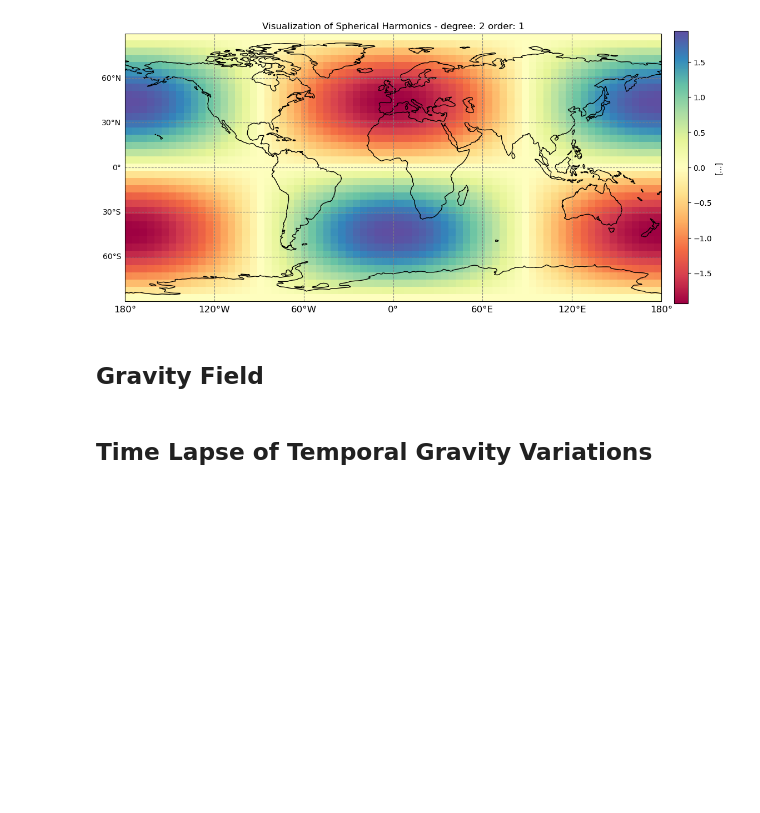
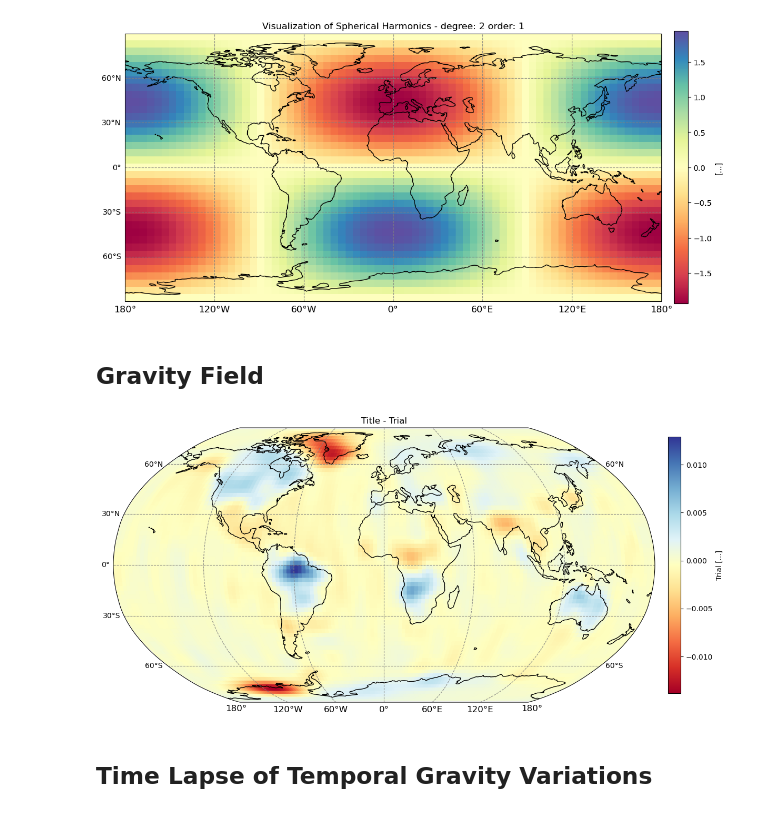
Before and after one commit to GESS-research-group/pyshbundle, a Jupyter notebook: notebooks/test_viz.ipynb, the cells around one changed output. Saved outputs shown, nothing was run; the diff lists cells and outputs as text; code cells hidden in the pictures; blank space fills up the shorter version.

```diff
--- a/notebooks/test_viz.ipynb
+++ b/notebooks/test_viz.ipynb
@@ -206,6 +206,3 @@ plt.show()
 [figure]
 # %% [markdown]
 ## Gravity Field
-# %%
-def mapfield():
-    pass
@@ -211,0 +219,4 @@ def mapfield():
+# %%
+import pyshbundle.gaussian
+
+W = pyshbundle.gaussian.gaussian(L=96, cap=500)
@@ -212,2 +255,39 @@ def mapfield():
+# %%
+def mapfield(field, img_extent, title, name=None, save_flag=False):
+    # Plotting and Visualization
+
+    fig = plt.figure(figsize=(16, 7.5))
+    geo_ax = plt.axes(projection = ccrs.Robinson())
+    # plot the data
+    im = geo_ax.imshow(field, origin='upper', extent=img_extent, cmap='RdYlBu', transform=ccrs.PlateCarree(), vmin=-0.011, vmax=0.011)
+
+    plt.xlabel("Longitude")
+    plt.ylabel("Latitude")
+    # setting gridlines
+    gl = geo_ax.gridlines(crs = ccrs.PlateCarree(), draw_labels=True, x_inline=False, y_inline=False, color='gray', alpha=0.9, linestyle='--')
+    # remove top x label
+    gl.top_labels = False
+    # change x label styles - font size ad colour
+    gl.xlabel_style = {'size':12,}
+    # left and right labels
+    gl.left_labels = True
+    gl.right_labels = False
+    # coastlines
+    geo_ax.coastlines()
+
+    # Using new axes for colorbar
+
+
+    plt.colorbar(im, shrink=0.845, orientation='vertical', pad=0.02,label=f"gravity [...]",)
+
+    plt.title(f"Title - {title}")
+    if save_flag:
+        plt.savefig(f"{name}.jpg")
+
+    return fig, geo_ax
+# %%
+mapfield(field=grav_field_flt, img_extent=(-180, 180, -90, 90))
+# %% [output]
+[figure, added]
 # %% [markdown]
 ## Time Lapse of Temporal Gravity Variations
```
Also changed, not shown: parts of 27 cells of this notebook, 13 other files.
